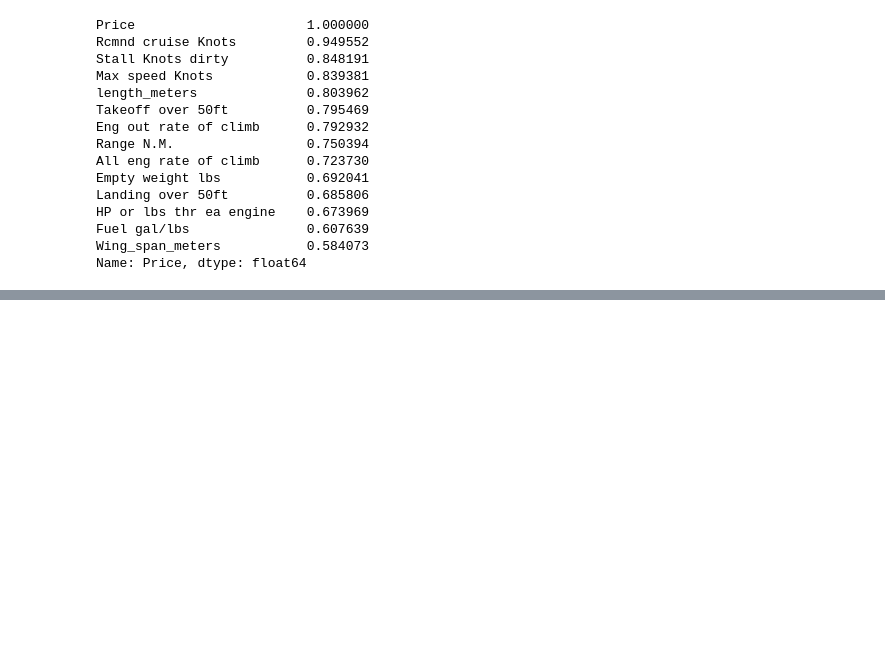
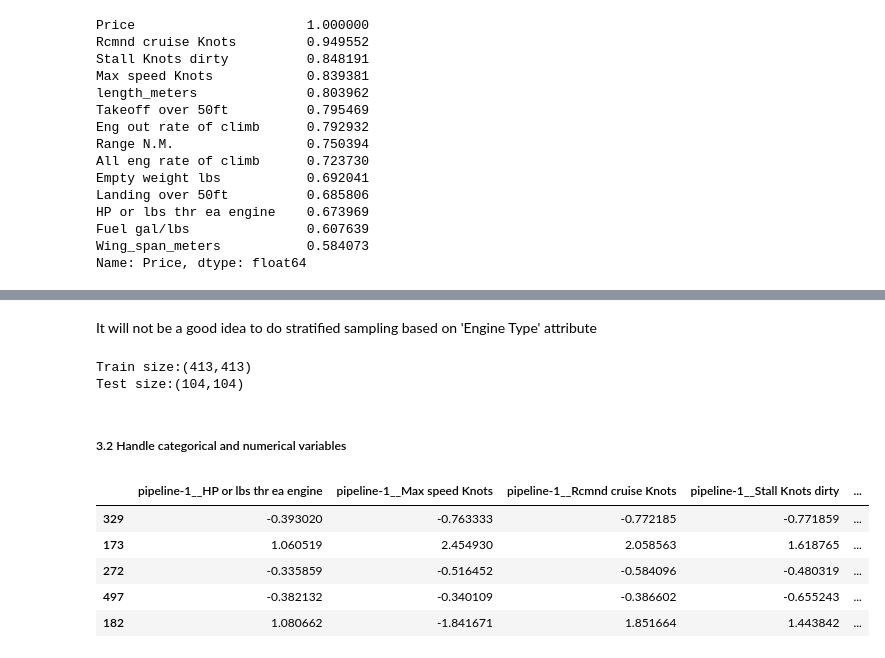
Before and after one commit to mirzaaa101/Airplane-Price-Prediction-Using-Regression-Techniques, a Jupyter notebook: Airplane-Price-Prediction.ipynb, the cells around one changed output, grey strips where cells are left out. Saved outputs shown, nothing was run; the diff lists cells and outputs as text; code cells hidden in the pictures; blank space fills up the shorter version.

```diff
--- a/Airplane-Price-Prediction.ipynb
+++ b/Airplane-Price-Prediction.ipynb
@@ -502,0 +432,59 @@ memory usage: 58.1 KB
+# %% [markdown]
+It will not be a good idea to do stratified sampling based on 'Engine Type' attribute
+# %%
+from sklearn.model_selection import train_test_split
+
+X_plane = plane.drop(columns=["Price"], axis=1)
+y_plane = plane["Price"].copy()
+
+X_train, X_test, y_train, y_test = train_test_split(X_plane, y_plane, test_size=0.2, random_state=42)
+
+print(f"Train size:({len(X_train)},{len(y_train)})")
+print(f"Test size:({len(X_test)},{len(y_test)})")
+# %% [output]
+Train size:(413,413)
+Test size:(104,104)
+# %% [markdown]
+##### 3.2 Handle categorical and numerical variables
+# %%
+from sklearn.preprocessing import StandardScaler, OneHotEncoder
+from sklearn.impute import KNNImputer, SimpleImputer
+from sklearn.pipeline import make_pipeline
+from sklearn.compose import make_column_selector, make_column_transformer
+from sklearn import set_config
+
+# pipeline for numerical attributes
+numerical_pipeline = make_pipeline(
+    KNNImputer(n_neighbors=7),
+    StandardScaler()
+)
+
+# pipeline for categorical attributes
+categorical_pipeline = make_pipeline(
+    SimpleImputer(strategy="most_frequent"),
+    OneHotEncoder(handle_unknown="ignore")
+)
+
+# apply pipeline for both attributes
+preprocessing = make_column_transformer(
+    (numerical_pipeline, make_column_selector(dtype_include=[np.number])),
+    (categorical_pipeline, make_column_selector(dtype_include=object))
+)
+
+# spilit data
+plane_train, plane_test = train_test_split(plane, test_size=0.2, random_state=42)
+
+plane_train_preprocessed = preprocessing.fit_transform(plane_train)
+
+# convert the output into pandas DataFrame
+plane_train_preprocessed_df = pd.DataFrame(
+    plane_train_preprocessed, columns=preprocessing.get_feature_names_out(), index=plane_train.index
+)
+plane_train_preprocessed_df.head()
+# %% [output]
+|  | pipeline-1__HP or lbs thr ea engine | pipeline-1__Max speed Knots | pipeline-1__Rcmnd cruise Knots | pipeline-1__Stall Knots dirty | ... |
+| 329 | -0.393020 | -0.763333 | -0.772185 | -0.771859 | ... |
+| 173 | 1.060519 | 2.454930 | 2.058563 | 1.618765 | ... |
+| 272 | -0.335859 | -0.516452 | -0.584096 | -0.480319 | ... |
+| 497 | -0.382132 | -0.340109 | -0.386602 | -0.655243 | ... |
+| 182 | 1.080662 | -1.841671 | 1.851664 | 1.443842 | ... |
```
Also changed, not shown: parts of 30 cells of this notebook.
